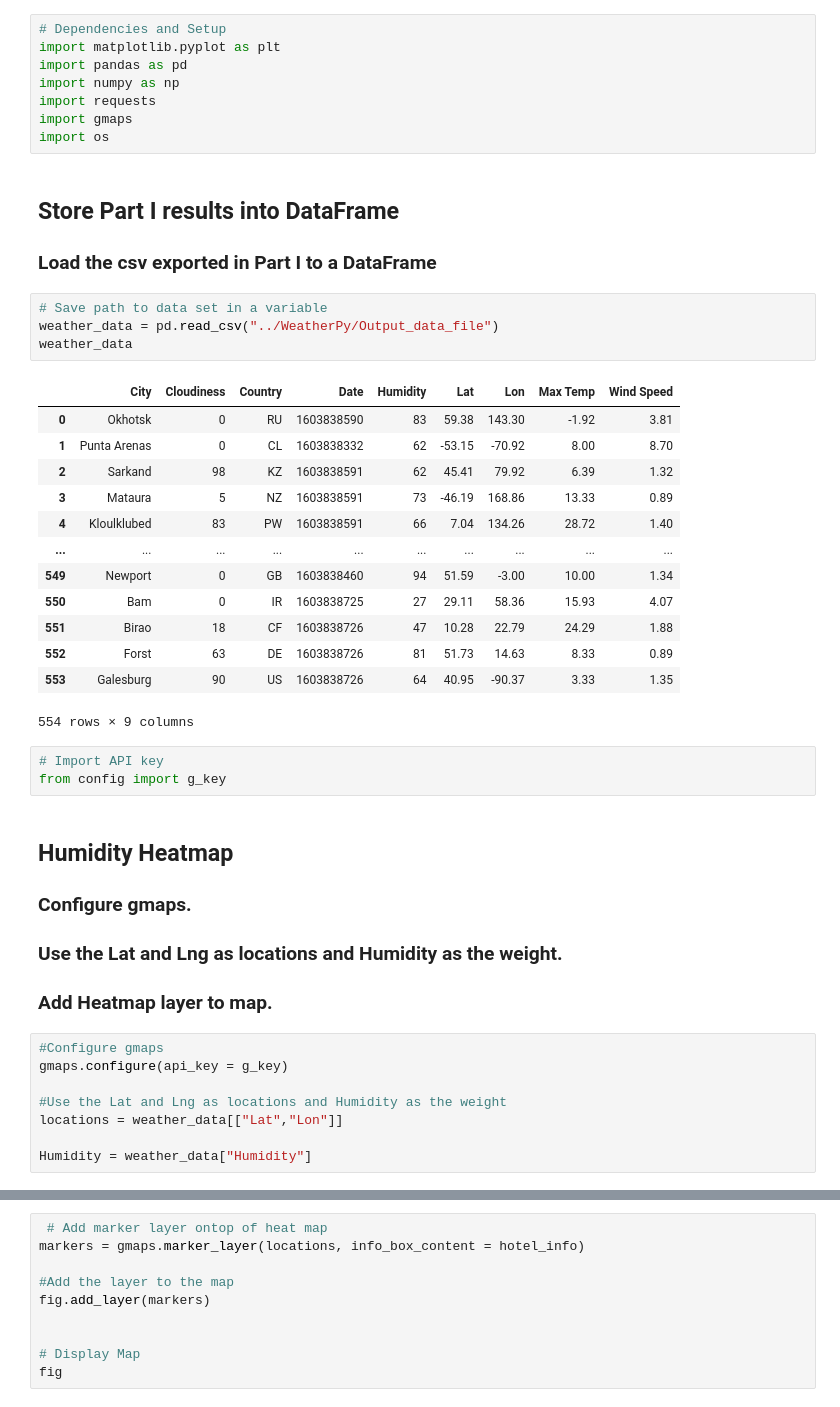
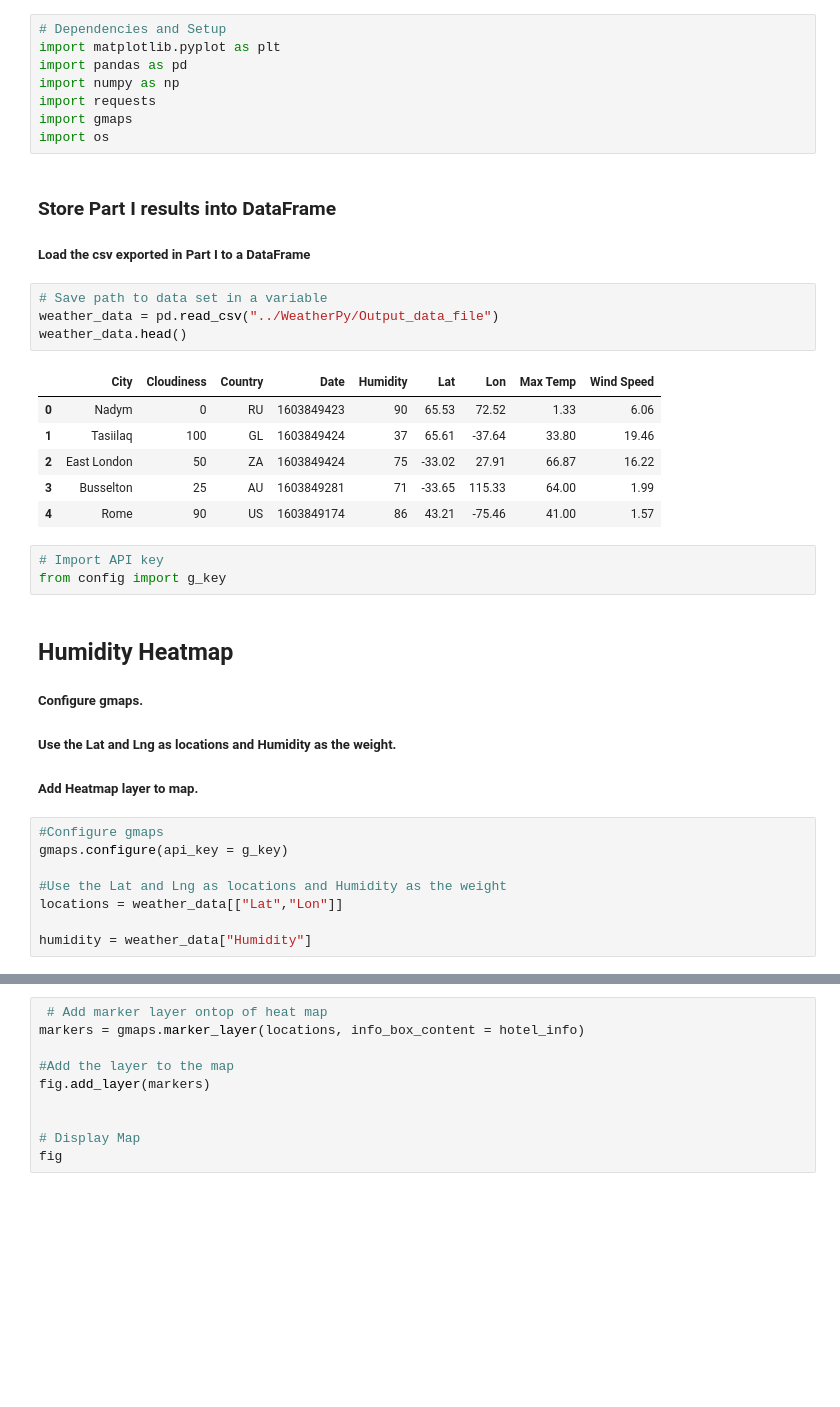
Before and after one commit to Harpreet1214/python-api-challenge, a Jupyter notebook: WeatherPy/VacationPy.ipynb, the cells around one changed output, grey strips where cells are left out. Drawn from its saved outputs; the diff is of its cells as text; blank space fills up the shorter version.

```diff
--- a/WeatherPy/VacationPy.ipynb
+++ b/WeatherPy/VacationPy.ipynb
@@ -7,36 +7,29 @@ import requests
 import gmaps
 import os
 # %% [markdown]
-##  Store Part I results into DataFrame
+###  Store Part I results into DataFrame
 
-### Load the csv exported in Part I to a DataFrame
+##### Load the csv exported in Part I to a DataFrame
 # %%
 # Save path to data set in a variable
 weather_data = pd.read_csv("../WeatherPy/Output_data_file")
-weather_data
+weather_data.head()
 # %% [output]
 |  | City | Cloudiness | Country | Date | Humidity | Lat | Lon | Max Temp | Wind Speed |
-| 0 | Okhotsk | 0 | RU | 1603838590 | 83 | 59.38 | 143.30 | -1.92 | 3.81 |
-| 1 | Punta Arenas | 0 | CL | 1603838332 | 62 | -53.15 | -70.92 | 8.00 | 8.70 |
-| 2 | Sarkand | 98 | KZ | 1603838591 | 62 | 45.41 | 79.92 | 6.39 | 1.32 |
-| 3 | Mataura | 5 | NZ | 1603838591 | 73 | -46.19 | 168.86 | 13.33 | 0.89 |
-| 4 | Kloulklubed | 83 | PW | 1603838591 | 66 | 7.04 | 134.26 | 28.72 | 1.40 |
-| ... | ... | ... | ... | ... | ... | ... | ... | ... | ... |
-| 549 | Newport | 0 | GB | 1603838460 | 94 | 51.59 | -3.00 | 10.00 | 1.34 |
-| 550 | Bam | 0 | IR | 1603838725 | 27 | 29.11 | 58.36 | 15.93 | 4.07 |
-| 551 | Birao | 18 | CF | 1603838726 | 47 | 10.28 | 22.79 | 24.29 | 1.88 |
-| 552 | Forst | 63 | DE | 1603838726 | 81 | 51.73 | 14.63 | 8.33 | 0.89 |
-| 553 | Galesburg | 90 | US | 1603838726 | 64 | 40.95 | -90.37 | 3.33 | 1.35 |
+| 0 | Nadym | 0 | RU | 1603849423 | 90 | 65.53 | 72.52 | 1.33 | 6.06 |
+| 1 | Tasiilaq | 100 | GL | 1603849424 | 37 | 65.61 | -37.64 | 33.80 | 19.46 |
+| 2 | East London | 50 | ZA | 1603849424 | 75 | -33.02 | 27.91 | 66.87 | 16.22 |
+| 3 | Busselton | 25 | AU | 1603849281 | 71 | -33.65 | 115.33 | 64.00 | 1.99 |
+| 4 | Rome | 90 | US | 1603849174 | 86 | 43.21 | -75.46 | 41.00 | 1.57 |
-554 rows × 9 columns
 # %%
 # Import API key
 from config import g_key
 # %% [markdown]
 ## Humidity Heatmap
 
-### Configure gmaps.
-### Use the Lat and Lng as locations and Humidity as the weight.
-### Add Heatmap layer to map.
+##### Configure gmaps.
+##### Use the Lat and Lng as locations and Humidity as the weight.
+##### Add Heatmap layer to map.
 # %%
 #Configure gmaps
 gmaps.configure(api_key = g_key)
@@ -44,6 +37,6 @@ gmaps.configure(api_key = g_key)
 #Use the Lat and Lng as locations and Humidity as the weight
 locations = weather_data[["Lat","Lon"]]
 
-Humidity = weather_data["Humidity"]
+humidity = weather_data["Humidity"]
 # %%
 # Plot Heatmap
```
Also changed, not shown: parts of 11 cells of this notebook, 1 other file.
